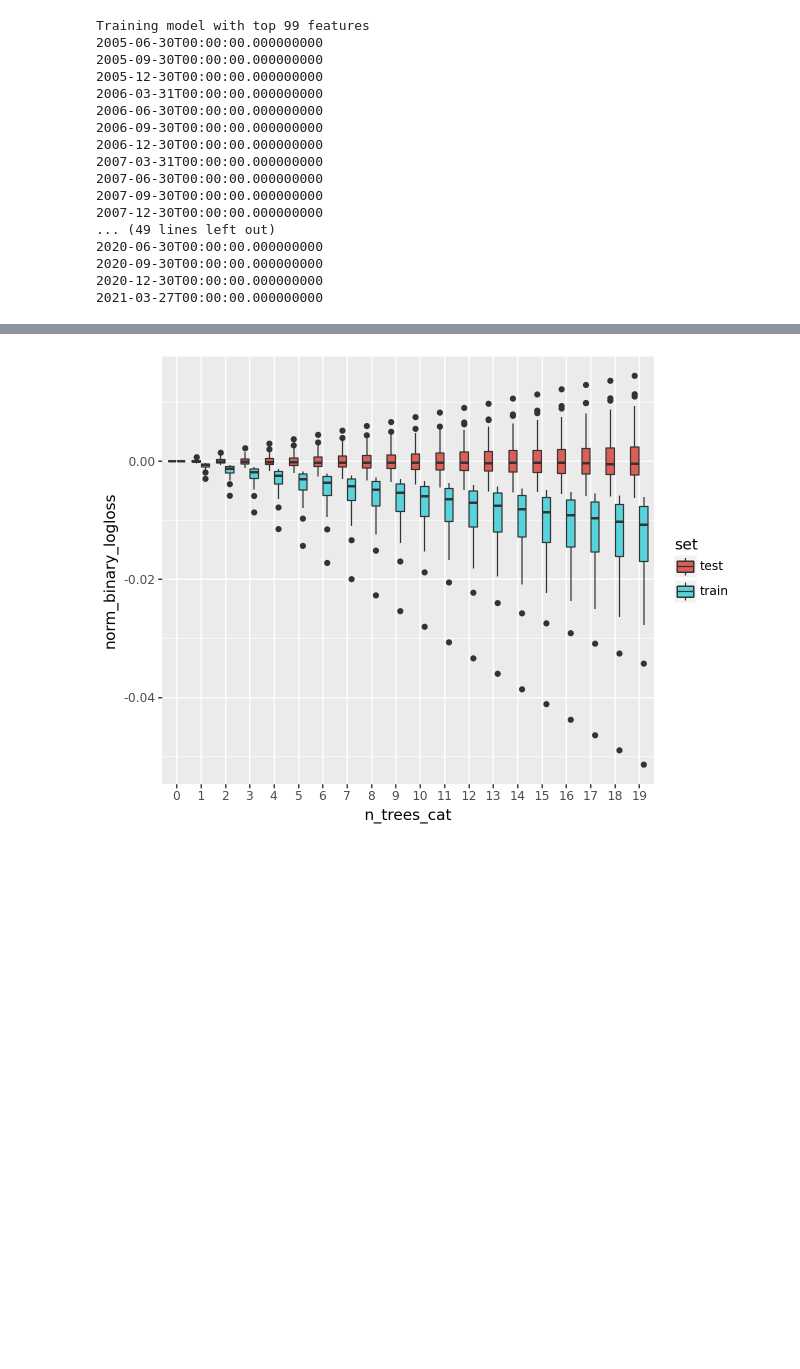
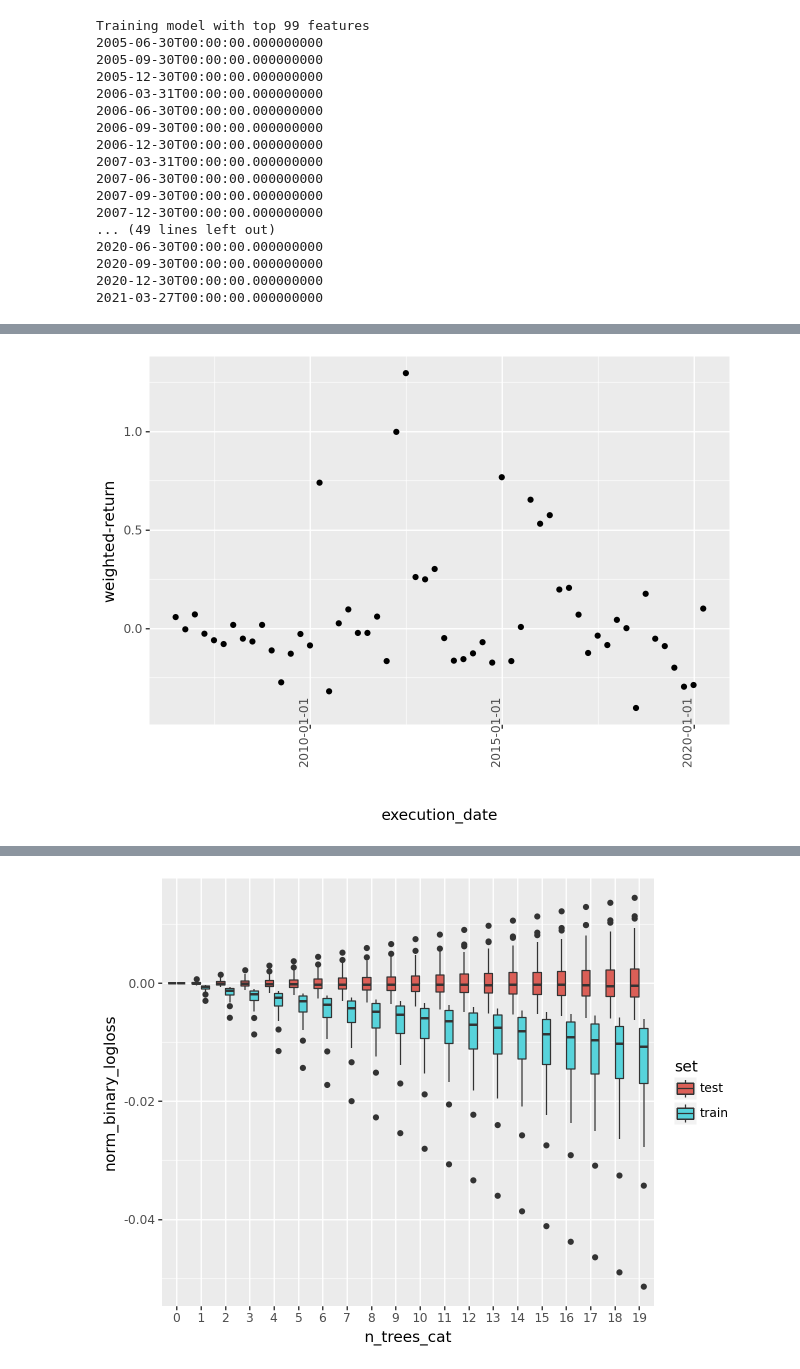
Before and after one commit to raqueel-ff/zrive-ds, a Jupyter notebook: src/module_5/module5.ipynb, the cells around one changed output, grey strips where cells are left out. Cells and saved outputs as stored; diff of their text form; code cells hidden in the pictures; blank space fills up the shorter version.

```diff
--- a/src/module_5/module5.ipynb
+++ b/src/module_5/module5.ipynb
@@ -99,10 +131,12 @@ Length: 145, dtype: int64
 # %% [markdown]
 # Target creation
 # %%
-data_set["diff_ch_sp500"] = data_set["stock_change_div_365"] - data_set["sp500_change_365"]
+data_set["diff_ch_sp500"] = (
+    data_set["stock_change_div_365"] - data_set["sp500_change_365"]
+)
 
-data_set.loc[data_set["diff_ch_sp500"]>0,"target"] = 1
-data_set.loc[data_set["diff_ch_sp500"]<0,"target"] = 0
+data_set.loc[data_set["diff_ch_sp500"] > 0, "target"] = 1
+data_set.loc[data_set["diff_ch_sp500"] < 0, "target"] = 0
 
 data_set["target"].value_counts()
 # %% [output]
@@ -986,3 +1228,31 @@ Training model with top 99 features
 2020-09-30T00:00:00.000000000
 2020-12-30T00:00:00.000000000
 2021-03-27T00:00:00.000000000
+# %%
+def parse_results_into_df(all_results_data, set_):
+    df = pd.DataFrame()
+    for date in all_results_data:
+        df_tmp = pd.DataFrame(all_results_data[(date)][set_])
+        df_tmp["n_trees"] = list(range(len(df_tmp)))
+        df_tmp["execution_date"] = date
+        df = pd.concat([df, df_tmp])
+
+    df["execution_date"] = df["execution_date"].astype(str)
+
+    return df
+# %%
+test_results_def = parse_results_into_df(all_results_fi, "valid_0")
+train_results_def = parse_results_into_df(all_results_fi, "training")
+# %%
+test_results_final_tree_def = test_results_def.sort_values(
+    ["execution_date", "n_trees"]
+).drop_duplicates("execution_date", keep="last")
+train_results_final_tree_def = train_results_def.sort_values(
+    ["execution_date", "n_trees"]
+).drop_duplicates("execution_date", keep="last")
+test_results_final_tree_def["execution_date"] = pd.to_datetime(
+    test_results_final_tree_def["execution_date"]
+)
+train_results_final_tree_def["execution_date"] = pd.to_datetime(
+    train_results_final_tree_def["execution_date"]
+)
@@ -988,0 +1282,8 @@ Training model with top 99 features
+# %%
+(
+    ggplot(test_results_final_tree_def)
+    + geom_point(aes(x="execution_date", y="weighted-return"))
+    + theme(axis_text_x=element_text(angle=90, vjust=0.5, hjust=1))
+)
+# %% [output]
+[figure, added]
```
Also changed, not shown: parts of 108 cells of this notebook, 38 other files.
